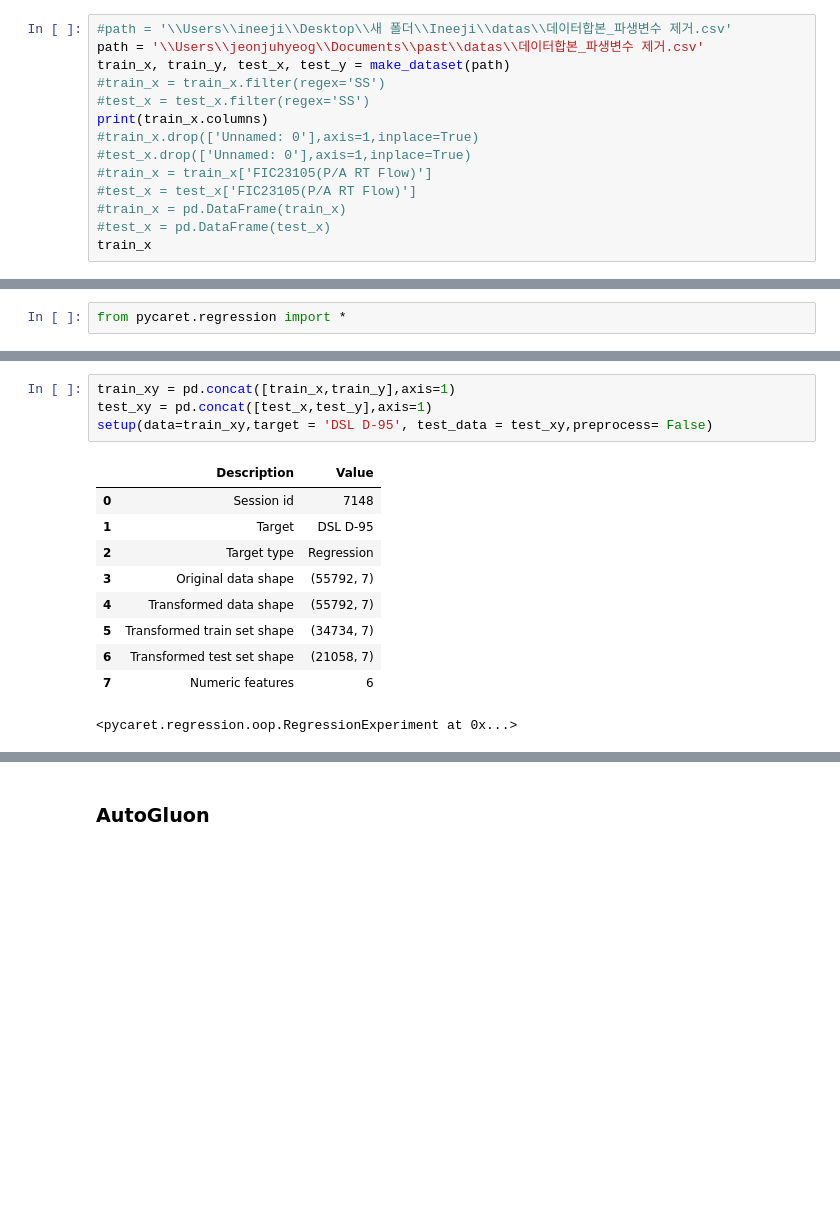
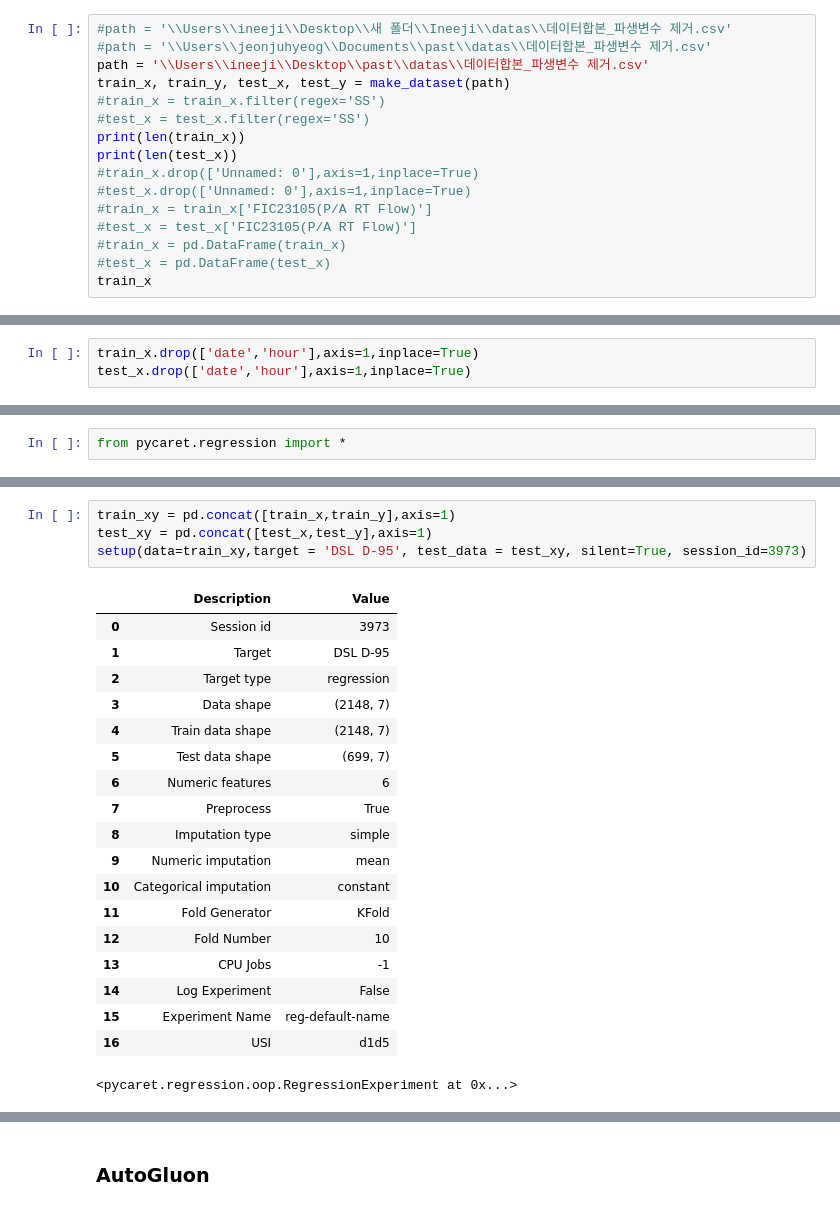
Before and after one commit to jjuhyeok/past, a Jupyter notebook: CODE/Ineejimain.ipynb, the cells around one changed output, grey strips where cells are left out. Drawn from its saved outputs; the diff is of its cells as text; blank space fills up the shorter version.

```diff
--- a/CODE/Ineejimain.ipynb
+++ b/CODE/Ineejimain.ipynb
@@ -12,10 +16,12 @@ import torch.optim as optim
 # %%
 #path = '\\Users\\ineeji\\Desktop\\새 폴더\\Ineeji\\datas\\데이터합본_파생변수 제거.csv'
-path = '\\Users\\jeonjuhyeog\\Documents\\past\\datas\\데이터합본_파생변수 제거.csv'
+#path = '\\Users\\jeonjuhyeog\\Documents\\past\\datas\\데이터합본_파생변수 제거.csv'
+path = '\\Users\\ineeji\\Desktop\\past\\datas\\데이터합본_파생변수 제거.csv'
 train_x, train_y, test_x, test_y = make_dataset(path)
 #train_x = train_x.filter(regex='SS')
 #test_x = test_x.filter(regex='SS')
-print(train_x.columns)
+print(len(train_x))
+print(len(test_x))
 #train_x.drop(['Unnamed: 0'],axis=1,inplace=True)
 #test_x.drop(['Unnamed: 0'],axis=1,inplace=True)
 #train_x = train_x['FIC23105(P/A RT Flow)']
@@ -59,3 +63,6 @@ Index(['Unnamed: 0', 'FIC21185(F1 Flow)', 'FIC21192(F2 Flow)',
+# %%
+train_x.drop(['date','hour'],axis=1,inplace=True)
+test_x.drop(['date','hour'],axis=1,inplace=True)
 # %%
 train_x.drop(['year','month','date','hour'],axis=1,inplace=True)
 test_x.drop(['year','month','date','hour'],axis=1,inplace=True)
@@ -1163,17 +1432,26 @@ from pycaret.regression import *
 # %%
 train_xy = pd.concat([train_x,train_y],axis=1)
 test_xy = pd.concat([test_x,test_y],axis=1)
-setup(data=train_xy,target = 'DSL D-95', test_data = test_xy,preprocess= False)
+setup(data=train_xy,target = 'DSL D-95', test_data = test_xy, silent=True, session_id=3973)
 # %% [output]
 |  | Description | Value |
-| 0 | Session id | 7148 |
+| 0 | Session id | 3973 |
 | 1 | Target | DSL D-95 |
-| 2 | Target type | Regression |
-| 3 | Original data shape | (55792, 7) |
-| 4 | Transformed data shape | (55792, 7) |
-| 5 | Transformed train set shape | (34734, 7) |
-| 6 | Transformed test set shape | (21058, 7) |
-| 7 | Numeric features | 6 |
+| 2 | Target type | regression |
+| 3 | Data shape | (2148, 7) |
+| 4 | Train data shape | (2148, 7) |
+| 5 | Test data shape | (699, 7) |
+| 6 | Numeric features | 6 |
+| 7 | Preprocess | True |
+| 8 | Imputation type | simple |
+| 9 | Numeric imputation | mean |
+| 10 | Categorical imputation | constant |
+| 11 | Fold Generator | KFold |
+| 12 | Fold Number | 10 |
+| 13 | CPU Jobs | -1 |
+| 14 | Log Experiment | False |
+| 15 | Experiment Name | reg-default-name |
+| 16 | USI | d1d5 |
 <pycaret.regression.oop.RegressionExperiment at 0x...>
 # %%
 bm = compare_models(sort = 'mae')
```
Also changed, not shown: parts of 31 cells of this notebook, 12 other files.
